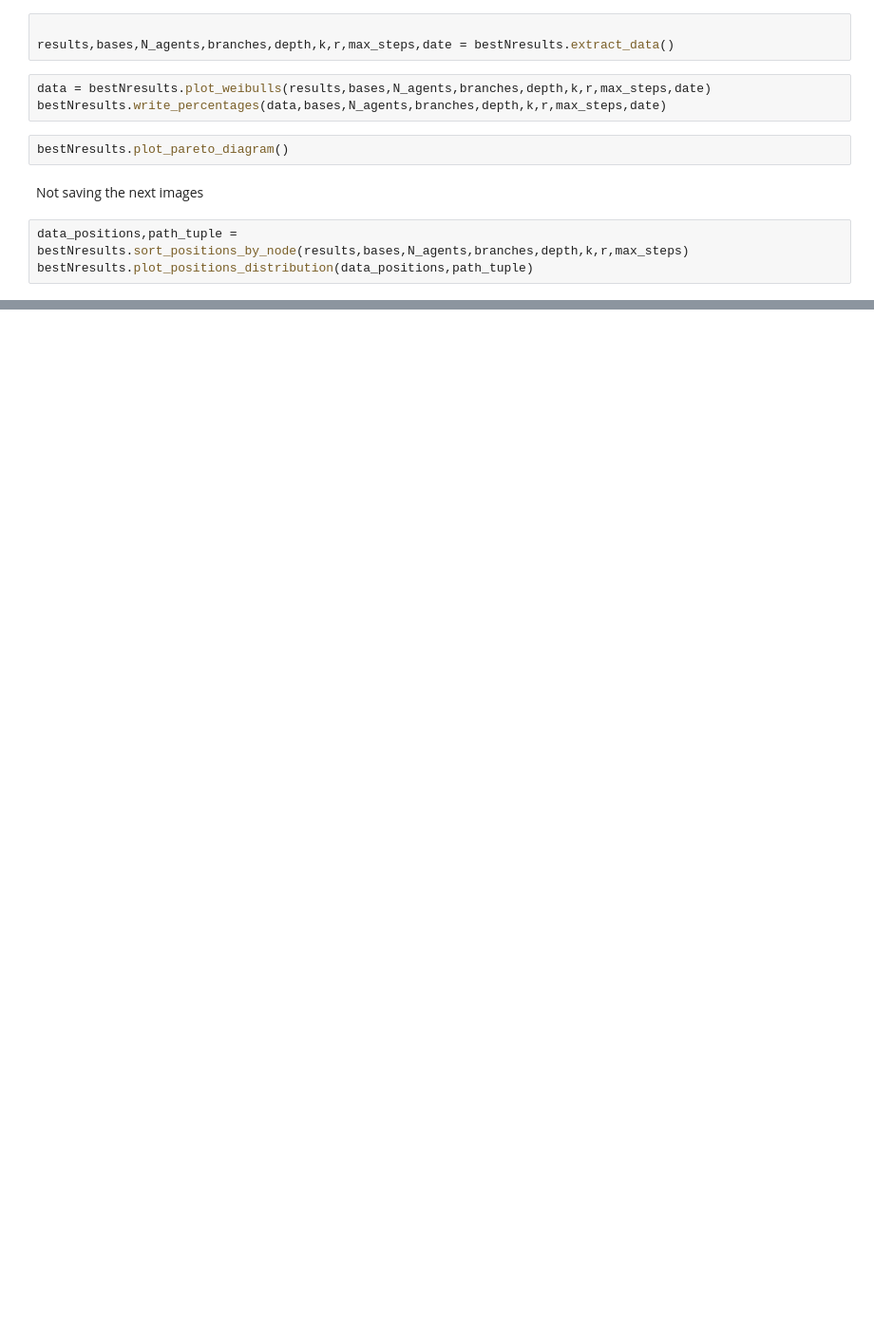
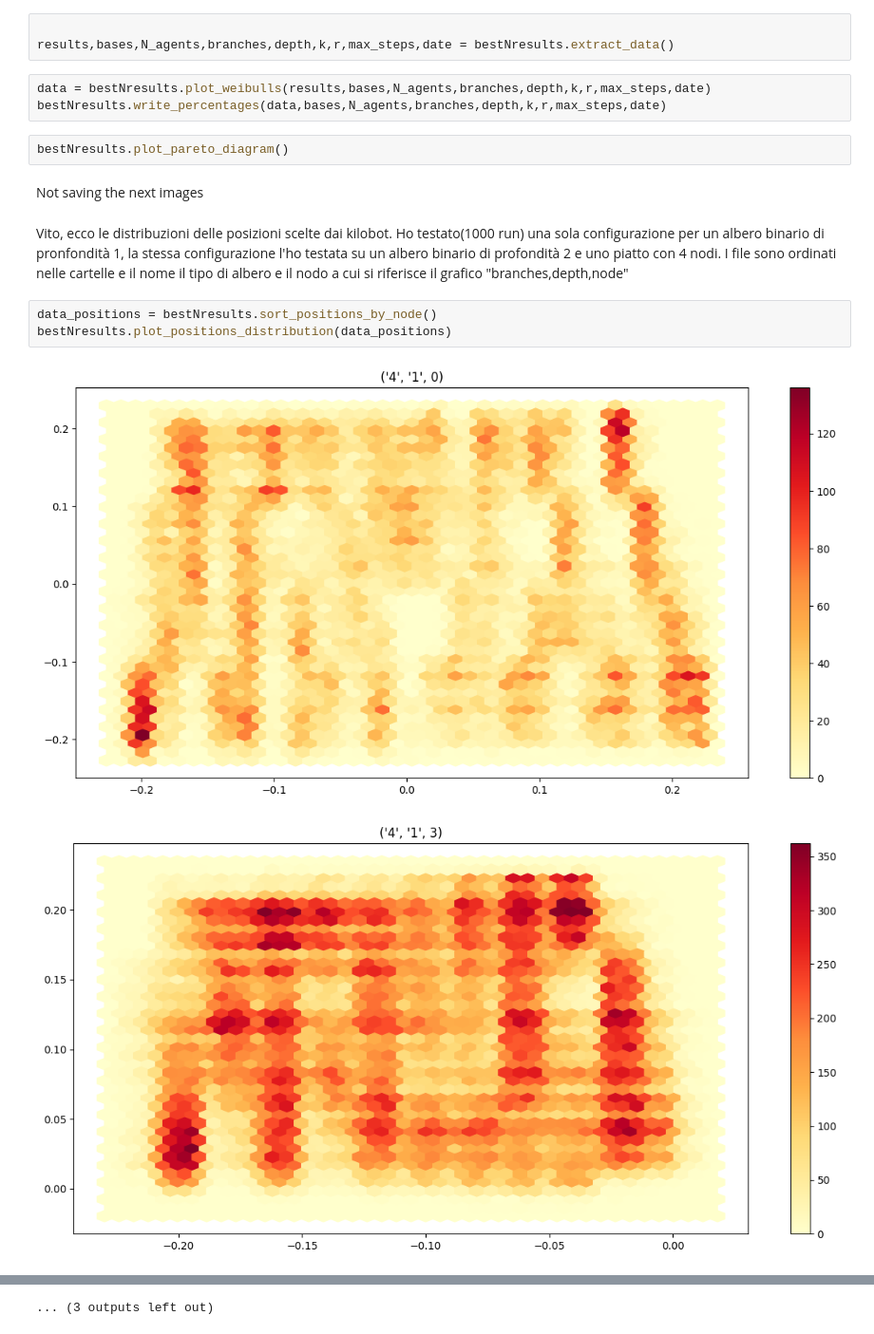
Before and after one commit to Fabio930/argos3-kilobot, a Jupyter notebook: BestNResults.ipynb, the cells around one changed output, grey strips where cells are left out. Shown at 95% size. Drawn from its saved outputs; the diff is of its cells as text; blank space fills up the shorter version.

```diff
--- a/BestNResults.ipynb
+++ b/BestNResults.ipynb
@@ -14,6 +12,11 @@ bestNresults.write_percentages(data,bases,N_agents,branches,depth,k,r,max_steps,
 bestNresults.plot_pareto_diagram()
 # %% [markdown]
 Not saving the next images
+# %% [markdown]
+Vito, ecco le distribuzioni delle posizioni scelte dai kilobot. Ho testato(1000 run) una sola configurazione per un albero binario di pronfondità 1, la stessa configurazione l'ho testata su un albero binario di profondità 2 e uno piatto con 4 nodi. I file sono ordinati nelle cartelle e il nome il tipo di albero e il nodo a cui si riferisce il grafico "branches,depth,node"
 # %%
-data_positions,path_tuple = bestNresults.sort_positions_by_node(results,bases,N_agents,branches,depth,k,r,max_steps)
-bestNresults.plot_positions_distribution(data_positions,path_tuple)
+data_positions = bestNresults.sort_positions_by_node()
+bestNresults.plot_positions_distribution(data_positions)
+# %% [output]
+[figure, added]
+[figure, added]
@@ -19,0 +33 @@ bestNresults.plot_positions_distribution(data_positions,path_tuple)
+... (3 outputs left out)
```
Also changed, not shown: parts of 2 cells of this notebook, 14 other files.
